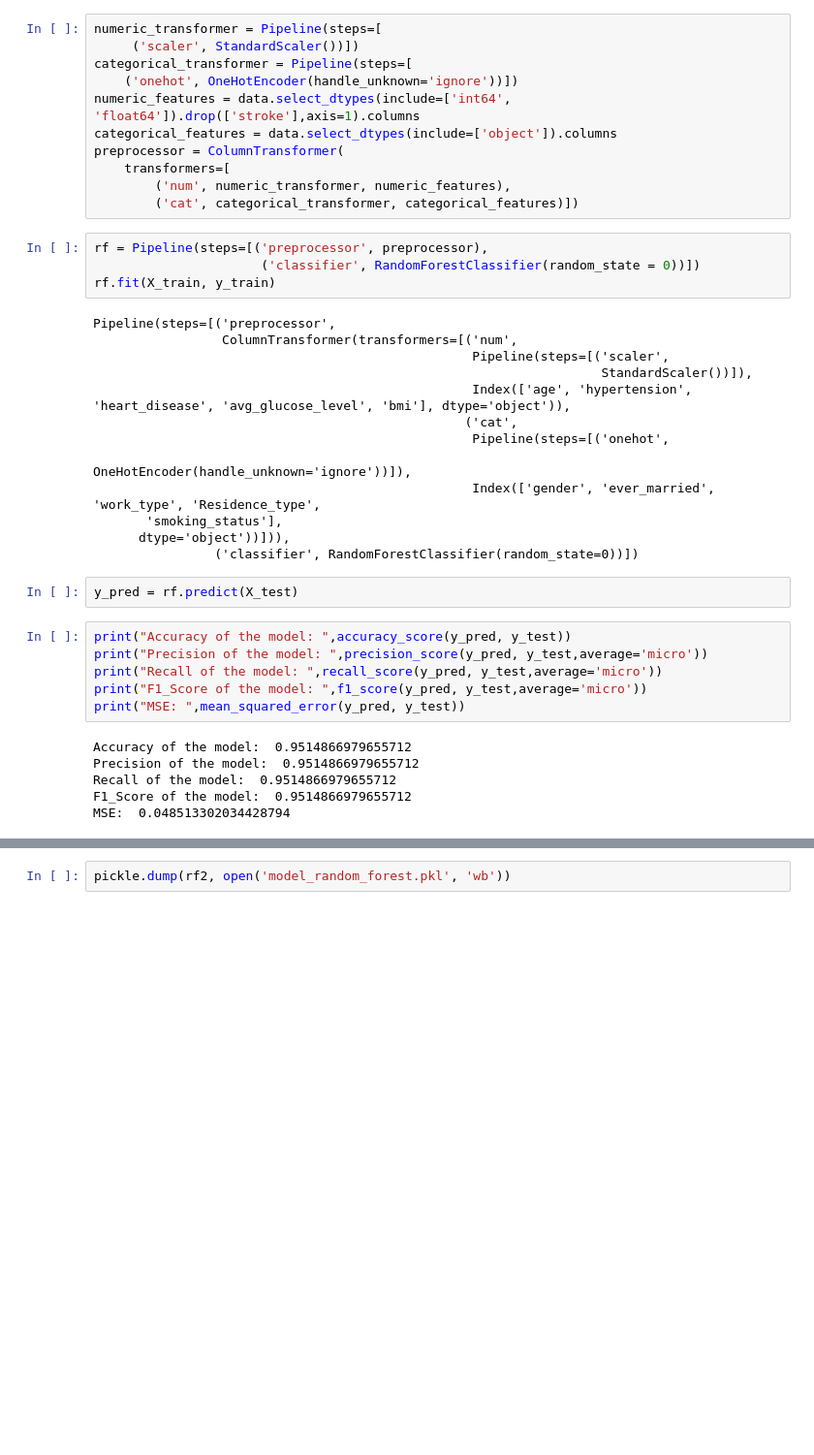
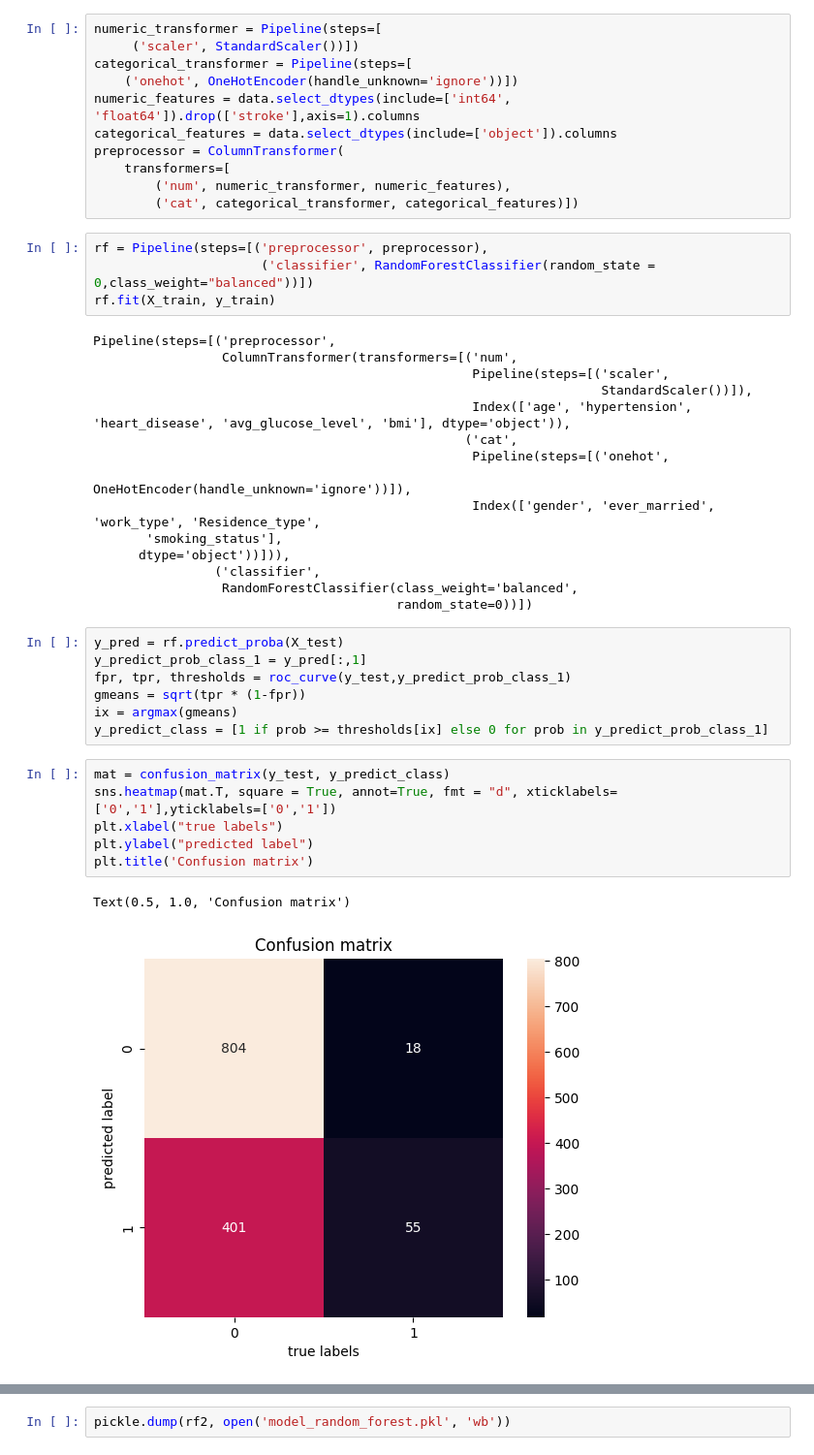
Before and after one commit to firas-akermi/StrokePrediction, a Jupyter notebook: stroke_prediction.ipynb, the cells around one changed output, grey strips where cells are left out. Shown at 97% size. Cells and saved outputs as stored; diff of their text form; blank space fills up the shorter version.

Commit message:
updating model

```diff
--- a/stroke_prediction.ipynb
+++ b/stroke_prediction.ipynb
@@ -232,7 +232,7 @@ preprocessor = ColumnTransformer(
         ('cat', categorical_transformer, categorical_features)])
 # %%
 rf = Pipeline(steps=[('preprocessor', preprocessor),
-                      ('classifier', RandomForestClassifier(random_state = 0))])
+                      ('classifier', RandomForestClassifier(random_state = 0,class_weight="balanced"))])
 rf.fit(X_train, y_train)
 # %% [output]
 Pipeline(steps=[('preprocessor',
@@ -246,18 +246,22 @@ Pipeline(steps=[('preprocessor',
                                                   Index(['gender', 'ever_married', 'work_type', 'Residence_type',
        'smoking_status'],
       dtype='object'))])),
-                ('classifier', RandomForestClassifier(random_state=0))])
+                ('classifier',
+                 RandomForestClassifier(class_weight='balanced',
+                                        random_state=0))])
 # %%
-y_pred = rf.predict(X_test)
+y_pred = rf.predict_proba(X_test)
+y_predict_prob_class_1 = y_pred[:,1]
+fpr, tpr, thresholds = roc_curve(y_test,y_predict_prob_class_1)
+gmeans = sqrt(tpr * (1-fpr))
+ix = argmax(gmeans)
+y_predict_class = [1 if prob >= thresholds[ix] else 0 for prob in y_predict_prob_class_1]
-# %%
-print("Accuracy of the model: ",accuracy_score(y_pred, y_test))
-print("Precision of the model: ",precision_score(y_pred, y_test,average='micro'))
-print("Recall of the model: ",recall_score(y_pred, y_test,average='micro'))
-print("F1_Score of the model: ",f1_score(y_pred, y_test,average='micro'))
-print("MSE: ",mean_squared_error(y_pred, y_test))
-# %% [output]
-Accuracy of the model:  0.9514866979655712
-Precision of the model:  0.9514866979655712
-Recall of the model:  0.9514866979655712
-F1_Score of the model:  0.9514866979655712
-MSE:  0.048513302034428794
+# %%
+mat = confusion_matrix(y_test, y_predict_class)
+sns.heatmap(mat.T, square = True, annot=True, fmt = "d", xticklabels=['0','1'],yticklabels=['0','1'])
+plt.xlabel("true labels")
+plt.ylabel("predicted label")
+plt.title('Confusion matrix')
+# %% [output]
+Text(0.5, 1.0, 'Confusion matrix')
+[figure, added]
```
Also changed, not shown: parts of 23 cells of this notebook, 2 other files.
